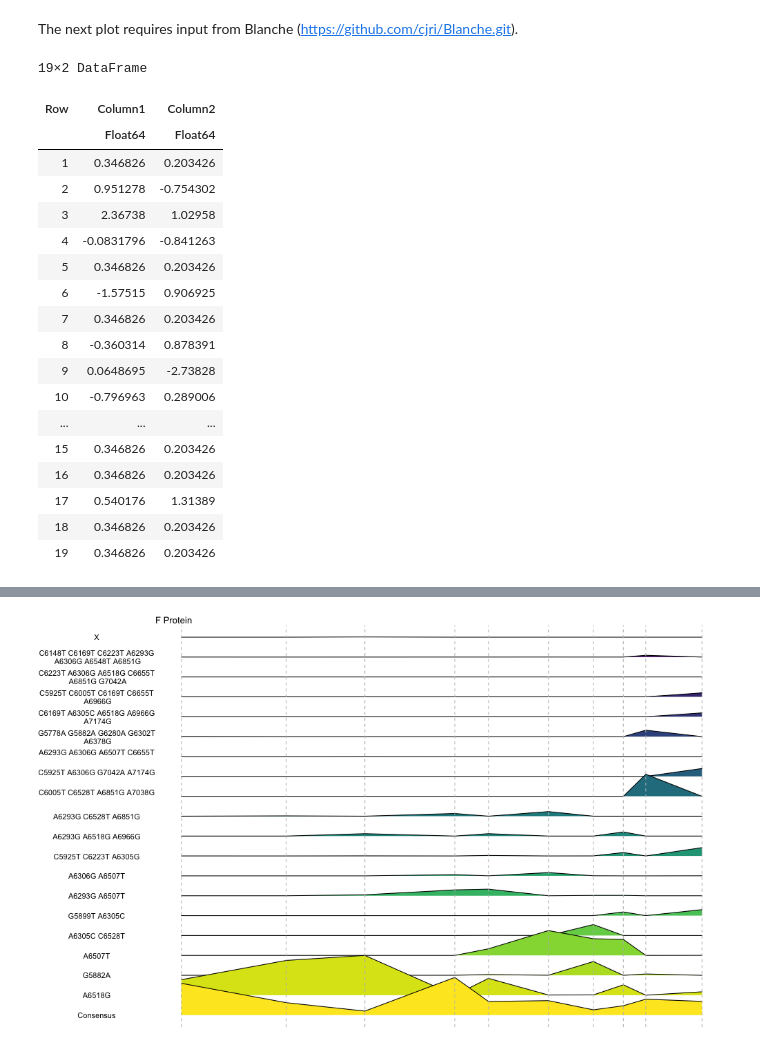
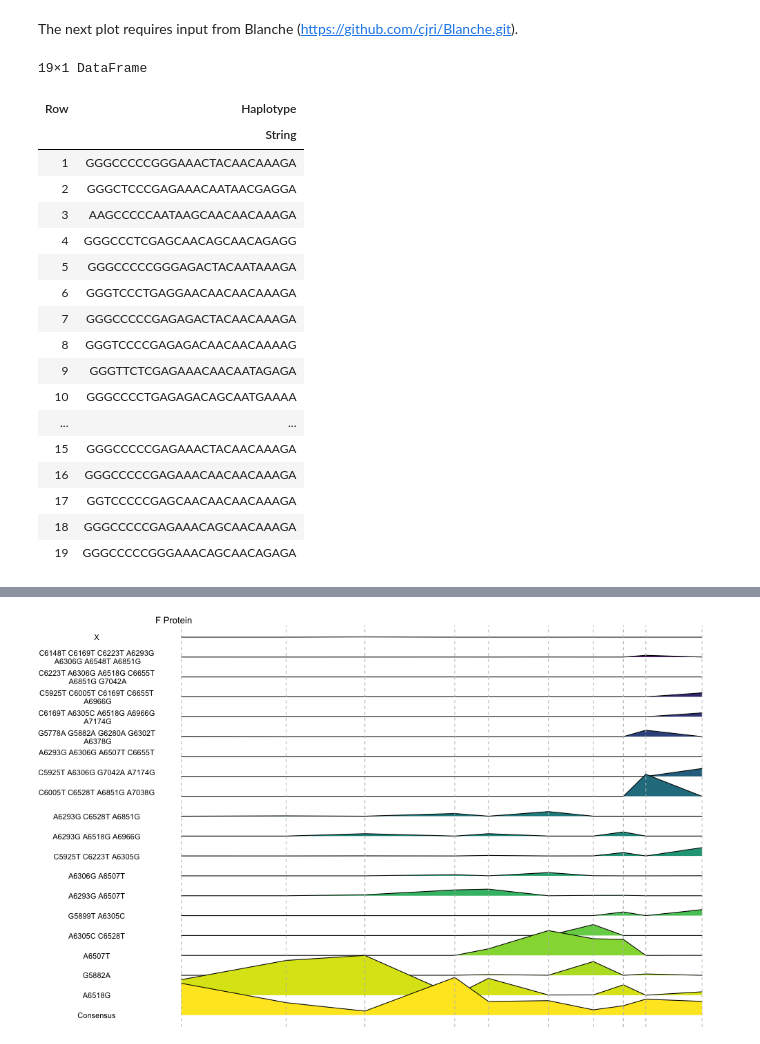
Before and after one commit to ewanwsmith/RSV_haplotype_reconstruction, a Jupyter notebook: src/haplotypes.ipynb, the cells around one changed output, grey strips where cells are left out. Saved outputs shown, nothing was run; the diff lists cells and outputs as text; code cells hidden in the pictures.

```diff
--- a/src/haplotypes.ipynb
+++ b/src/haplotypes.ipynb
@@ -655,26 +653,40 @@ The next plot requires input from Blanche (https://github.com/cjri/Blanche.git).
 # %%
 # Read the .dat file and select the first two columns
 df_coords = CSV.read(blanche_path, DataFrame; header=false, delim=" ", select=[1, 2])
+names_df
+
+using DataFrames
+
+# Define a function to check if all characters in a string are 'X'
+function all_Xs(s::String)
+    return all(c -> c == 'X', s)
+end
+
+# Apply the function to create a boolean mask
+mask = .!map(all_Xs, names_df.Haplotype)
+
+# Filter the DataFrame using the mask
+names_df = names_df[mask, :]
 # %% [output]
-19×2 DataFrame
+19×1 DataFrame
-| Row | Column1 | Column2 |
-|  | Float64 | Float64 |
-| 1 | 0.346826 | 0.203426 |
-| 2 | 0.951278 | -0.754302 |
-| 3 | 2.36738 | 1.02958 |
-| 4 | -0.0831796 | -0.841263 |
-| 5 | 0.346826 | 0.203426 |
-| 6 | -1.57515 | 0.906925 |
-| 7 | 0.346826 | 0.203426 |
-| 8 | -0.360314 | 0.878391 |
-| 9 | 0.0648695 | -2.73828 |
-| 10 | -0.796963 | 0.289006 |
-| ... | ... | ... |
-| 15 | 0.346826 | 0.203426 |
-| 16 | 0.346826 | 0.203426 |
-| 17 | 0.540176 | 1.31389 |
-| 18 | 0.346826 | 0.203426 |
-| 19 | 0.346826 | 0.203426 |
+| Row | Haplotype |
+|  | String |
+| 1 | GGGCCCCCGGGAAACTACAACAAAGA |
+| 2 | GGGCTCCCGAGAAACAATAACGAGGA |
+| 3 | AAGCCCCCAATAAGCAACAACAAAGA |
+| 4 | GGGCCCTCGAGCAACAGCAACAGAGG |
+| 5 | GGGCCCCCGGGAGACTACAATAAAGA |
+| 6 | GGGTCCCTGAGGAACAACAACAAAGA |
+| 7 | GGGCCCCCGAGAGACTACAACAAAGA |
+| 8 | GGGTCCCCGAGAGACAACAACAAAAG |
+| 9 | GGGTTCTCGAGAAACAACAATAGAGA |
+| 10 | GGGCCCCTGAGAGACAGCAATGAAAA |
+| ... | ... |
+| 15 | GGGCCCCCGAGAAACTACAACAAAGA |
+| 16 | GGGCCCCCGAGAAACAACAACAAAGA |
+| 17 | GGTCCCCCGAGCAACAACAACAAAGA |
+| 18 | GGGCCCCCGAGAAACAGCAACAAAGA |
+| 19 | GGGCCCCCGGGAAACAGCAACAGAGA |
 # %%
 using CSV
 using DataFrames
```
Also changed, not shown: parts of 4 cells of this notebook, 2 other files.
